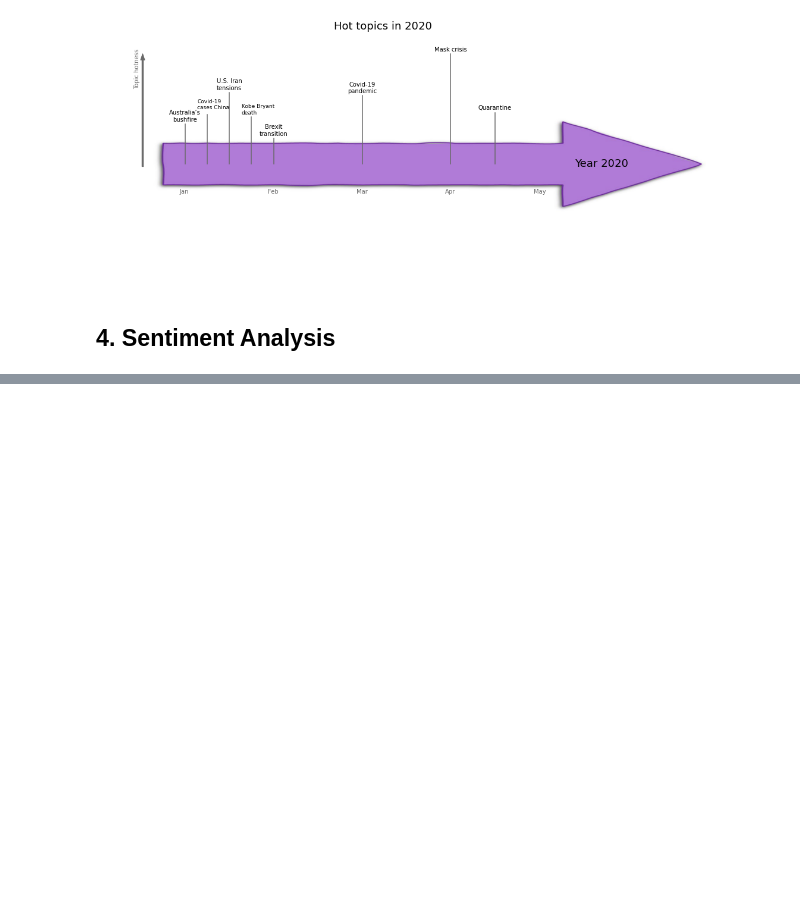
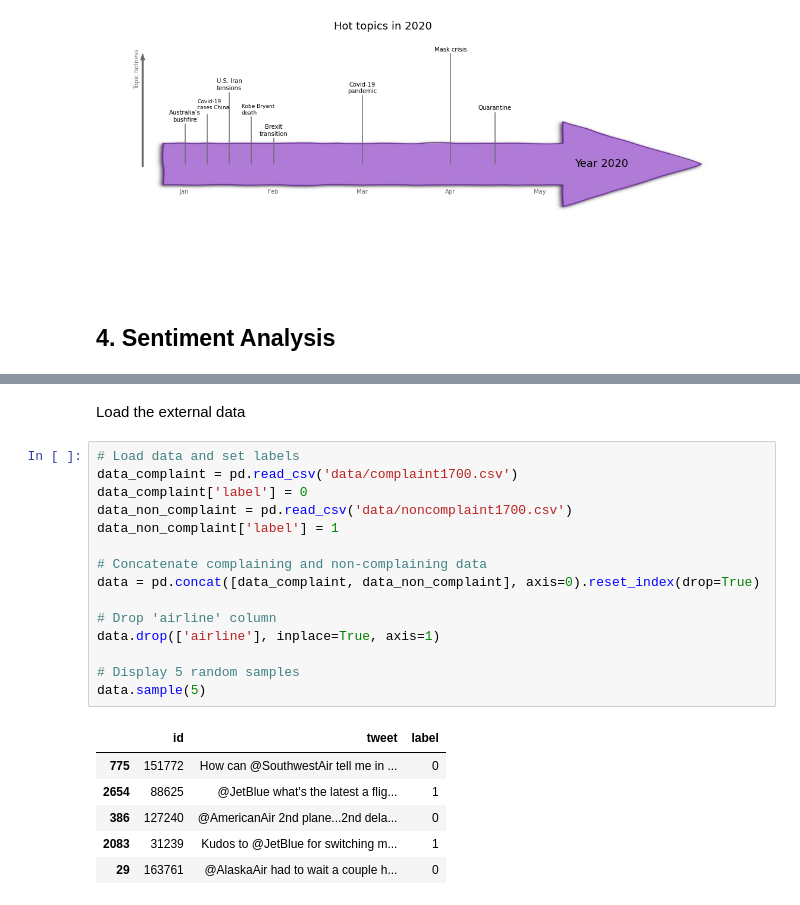
Before and after one commit to epfl-ada/ada-2021-project-adaventurers, a Jupyter notebook: Adaventurers-Project.ipynb, the cells around one changed output, grey strips where cells are left out. Cells and saved outputs as stored; diff of their text form; blank space fills up the shorter version.

```diff
--- a/Adaventurers-Project.ipynb
+++ b/Adaventurers-Project.ipynb
@@ -1152,0 +1208,24 @@ Text(-0.3, 2.7, 'Topic hotness')
+# %% [markdown]
+Load the external data
+# %%
+# Load data and set labels
+data_complaint = pd.read_csv('data/complaint1700.csv')
+data_complaint['label'] = 0
+data_non_complaint = pd.read_csv('data/noncomplaint1700.csv')
+data_non_complaint['label'] = 1
+
+# Concatenate complaining and non-complaining data
+data = pd.concat([data_complaint, data_non_complaint], axis=0).reset_index(drop=True)
+
+# Drop 'airline' column
+data.drop(['airline'], inplace=True, axis=1)
+
+# Display 5 random samples
+data.sample(5)
+# %% [output]
+|  | id | tweet | label |
+| 775 | 151772 | How can @SouthwestAir tell me in ... | 0 |
+| 2654 | 88625 | @JetBlue what's the latest a flig... | 1 |
+| 386 | 127240 | @AmericanAir 2nd plane...2nd dela... | 0 |
+| 2083 | 31239 | Kudos to @JetBlue for switching m... | 1 |
+| 29 | 163761 | @AlaskaAir had to wait a couple h... | 0 |
```
Also changed, not shown: parts of 45 cells of this notebook, 2 other files.
